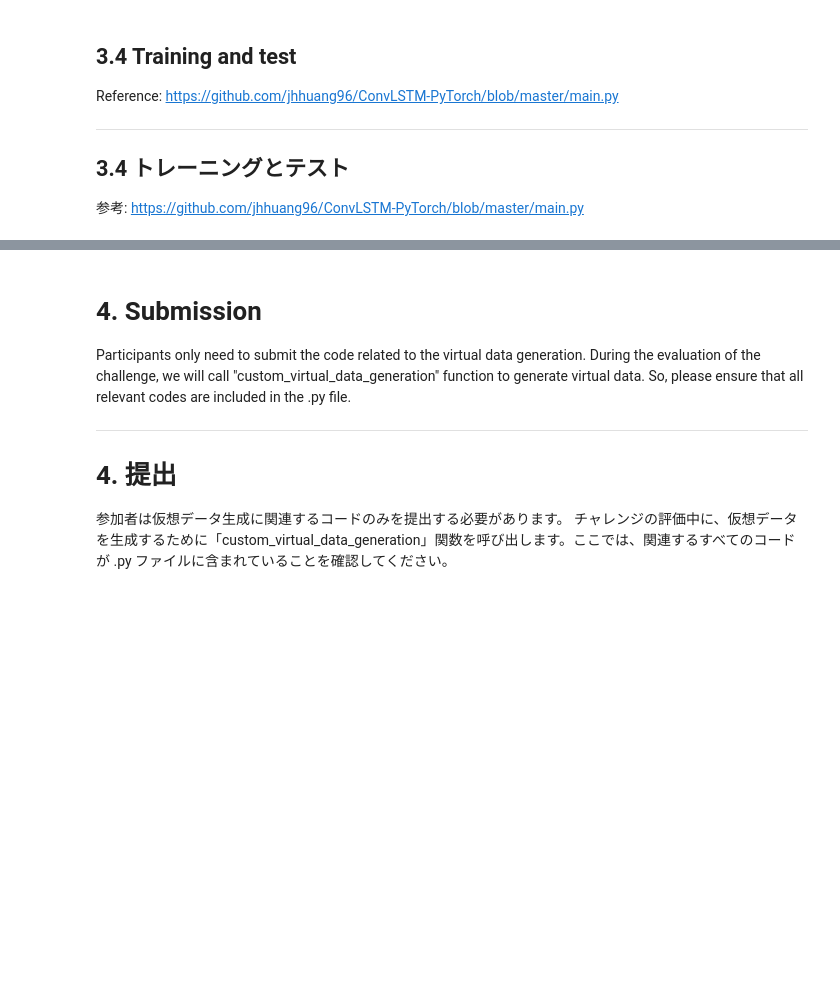
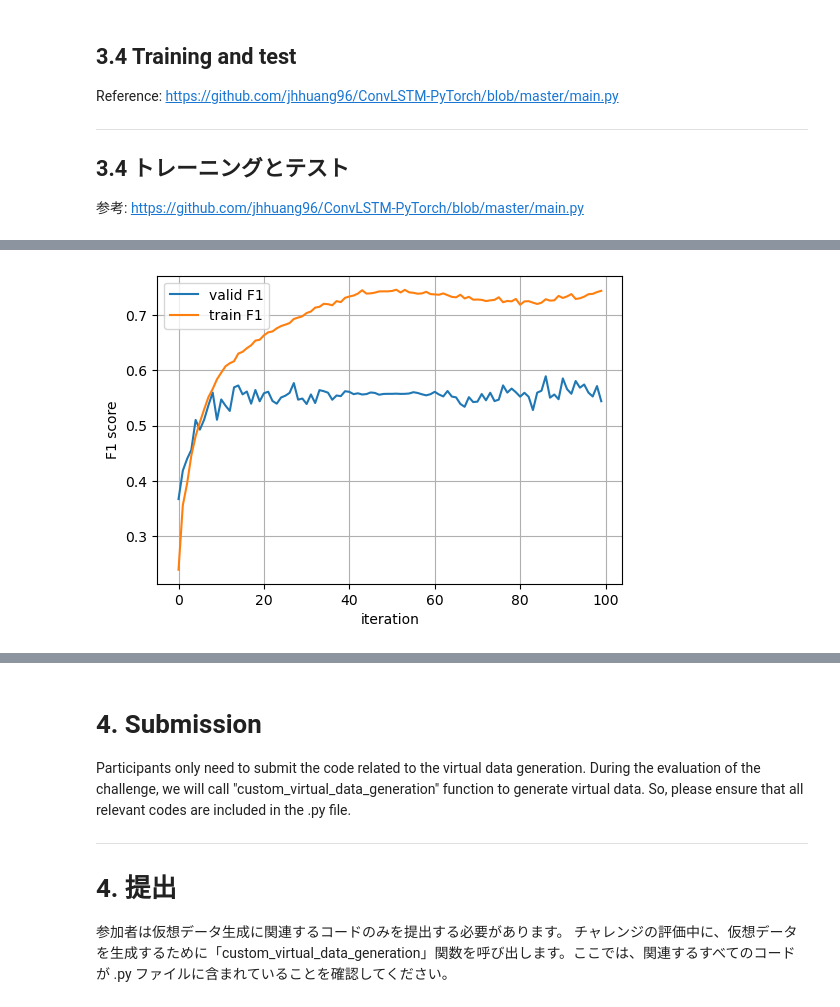
Before and after one commit to qingxinxia/OpenPackChallenge2025, a Jupyter notebook: 1.Data Augmentation Algorithm with HAR.ipynb, the cells around one changed output, grey strips where cells are left out. Drawn from its saved outputs; the diff is of its cells as text; code cells hidden in the pictures; blank space fills up the shorter version.

```diff
--- a/1.Data Augmentation Algorithm with HAR.ipynb
+++ b/1.Data Augmentation Algorithm with HAR.ipynb
@@ -1030,7 +1035,7 @@ class Transformer(nn.Module):
         return out
         # return out, x
 # %%
-model = Transformer()
+model = Transformer(len_sw=len_sw,dropout=0.5)
 model = model.to(device)
 print(model)
 # %% [output]
@@ -1111,20 +1116,15 @@ criterion = torch.nn.CrossEntropyLoss()
 criterion = criterion.to(device)
 
 learning_rate = 0.001
-optimizer = optim.Adam(
-    model.parameters(), lr=learning_rate, amsgrad=True
-)
-optimizer = optim.Adam(
-            model.parameters(), lr=learning_rate, amsgrad=True
-        )
-# lambda1 = lambda epoch: 1.0**epoch
-# scheduler = torch.optim.lr_scheduler.LambdaLR(optimizer, lr_lambda=lambda1)
-scheduler = torch.optim.lr_scheduler.ReduceLROnPlateau(optimizer,
-                              factor=0.5,
-                              patience=4,
-                              verbose=True)
+# optimizer = optim.Adam(
+#     model.parameters(), lr=learning_rate, amsgrad=True
+# )
+
+optimizer = optim.Adam(model.parameters(), lr=learning_rate, weight_decay=1e-5)
+scheduler = torch.optim.lr_scheduler.CosineAnnealingLR(optimizer, T_max=50)
 # %%
 train_losses, val_losses = [], []
+train_f1, val_f1 = [], []
 for epoch in tqdm(range(num_epochs)):
     train_loss, val_loss = [], []
     ###################
@@ -1157,7 +1157,7 @@ for epoch in tqdm(range(num_epochs)):
 
     # Calculate F1 score (macro F1 score)
     f1 = f1_score(y_true, y_pred, average='macro')
-
+    train_f1.append(f1)
     print(f'F1 Score of training set: {f1:.4f}')
 
     ######################
@@ -1187,14 +1187,14 @@ for epoch in tqdm(range(num_epochs)):
 
         # Calculate F1 score (macro F1 score)
         f1 = f1_score(y_true, y_pred, average='macro')
-
+        val_f1.append(f1)
         print(f'F1 Score of validation set: {f1:.4f}')
 
-        # Check early stopping
-        if early_stopping(np.average(val_losses)):
-            print("Stopping at epoch %s." % str(epoch))
-            break
-    scheduler.step(np.average(val_loss))
+        # # Check early stopping
+        # if early_stopping(np.average(val_losses)):
+        #     print("Stopping at epoch %s." % str(epoch))
+        #     break
+    scheduler.step()
     # Print the current learning rate
     current_lr = scheduler.get_last_lr()[0]  # Get the current learning rate
     print(f'Epoch {epoch + 1}, Learning Rate: {current_lr}')
@@ -1246,3 +1212,14 @@ plt.show()
+# %%
+plt.figure(figsize=(6,4))
+plt.plot(val_f1, label='valid F1')
+plt.plot(train_f1, label='train F1')
+plt.grid()
+plt.legend()
+plt.xlabel('iteration')
+plt.ylabel('F1 score')
+plt.show()
+# %% [output]
+[figure, added]
 # %%
 with torch.no_grad():
     model.eval()
```
Also changed, not shown: parts of 11 cells of this notebook.
